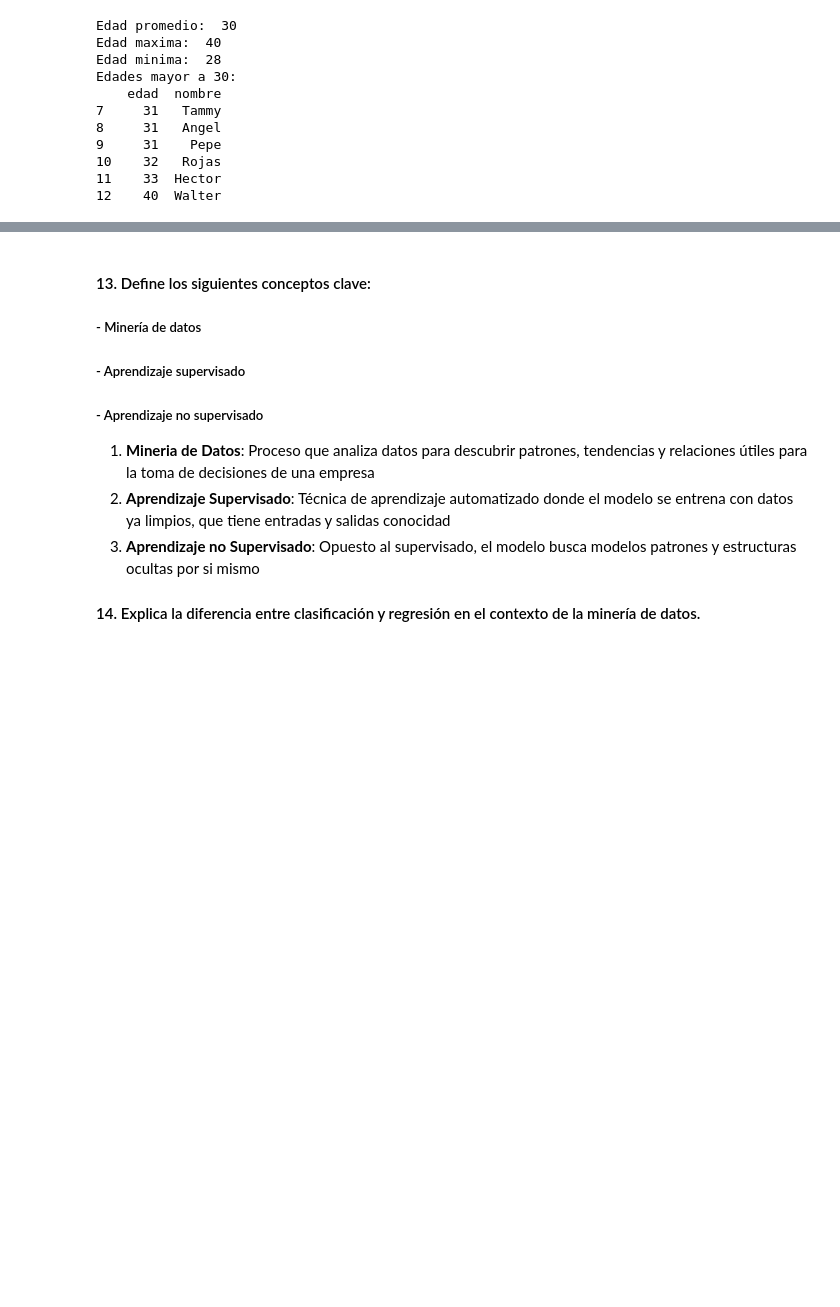
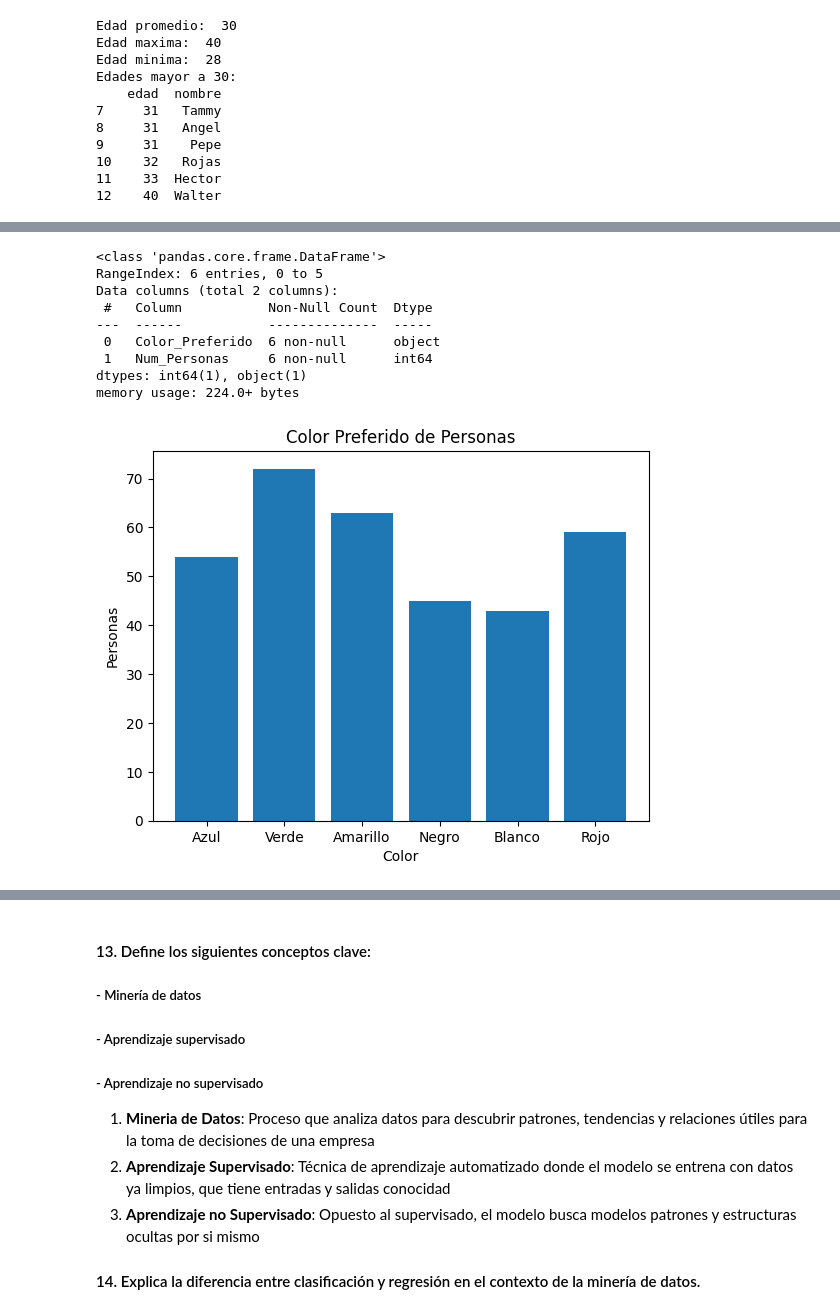
Before and after one commit to SLC-ITESO/MineriaDatos, a Jupyter notebook: REPASOS/Repaso_1_2_3/Repaso_1_2_3.ipynb, the cells around one changed output, grey strips where cells are left out. Drawn from its saved outputs; the diff is of its cells as text; code cells hidden in the pictures; blank space fills up the shorter version.

```diff
--- a/REPASOS/Repaso_1_2_3/Repaso_1_2_3.ipynb
+++ b/REPASOS/Repaso_1_2_3/Repaso_1_2_3.ipynb
@@ -119,0 +124,24 @@ Edades mayor a 30:
+# %%
+import pandas as pd
+import matplotlib.pyplot as plt
+
+df = pd.read_csv('datos_9.csv')
+df.info()
+
+
+plt.bar(df['Color_Preferido'], df['Num_Personas'])
+plt.title('Color Preferido de Personas')
+plt.xlabel('Color')
+plt.ylabel('Personas')
+plt.show()
+# %% [output]
+<class 'pandas.core.frame.DataFrame'>
+RangeIndex: 6 entries, 0 to 5
+Data columns (total 2 columns):
+ #   Column           Non-Null Count  Dtype
+---  ------           --------------  -----
+ 0   Color_Preferido  6 non-null      object
+ 1   Num_Personas     6 non-null      int64
+dtypes: int64(1), object(1)
+memory usage: 224.0+ bytes
+[figure, added]
```
Also changed, not shown: parts of 8 cells of this notebook, 7 other files.
